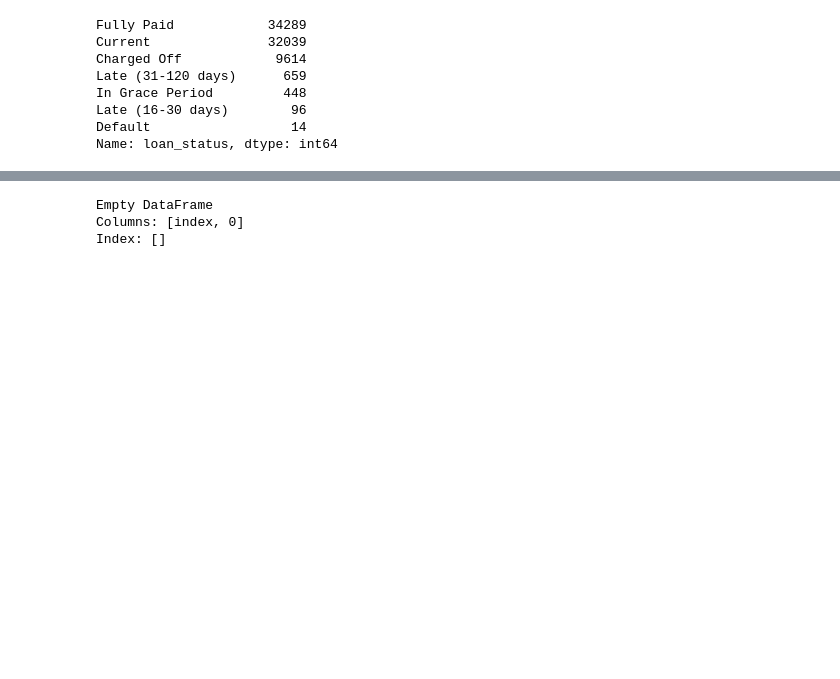
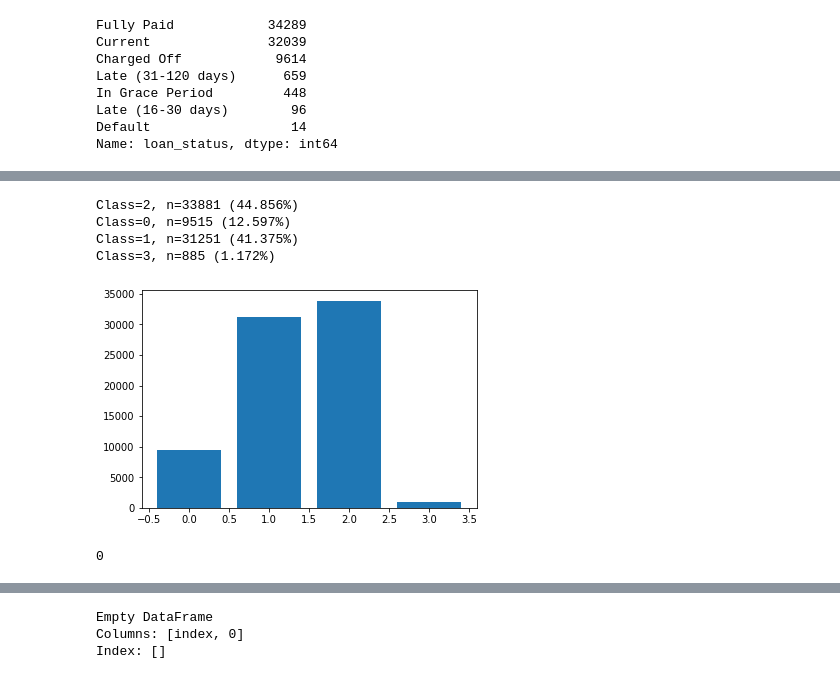
Before and after one commit to benafshapostwala/Data_Mining_CW, a Jupyter notebook: Data_Mining_CW2.ipynb, the cells around one changed output, grey strips where cells are left out. Saved outputs shown, nothing was run; the diff lists cells and outputs as text; code cells hidden in the pictures; blank space fills up the shorter version.

```diff
--- a/Data_Mining_CW2.ipynb
+++ b/Data_Mining_CW2.ipynb
@@ -368,0 +392,18 @@ lending_data = lending_data.fillna(column_means)
+# %%
+from sklearn.impute import KNNImputer
+nan = np.nan
+
+#Designate the features to become X
+X_features = lending_data.loc[:, lending_data.columns != 'loan_status']  #independent columns
+y_target = lending_data['loan_status']    #target column
+
+X= X_features
+
+#Apply KNN imputer
+imputer = KNNImputer(n_neighbors=2, weights="uniform")
+ImputedX=imputer.fit_transform(X)
+
+# Convert output to a data frame to show the stats
+dataframe = pd.DataFrame.from_records(ImputedX)
+dataframe.columns = X_features.columns
+dataframe.describe()
@@ -368,0 +421,20 @@ lending_data = lending_data.fillna(column_means)
+# %%
+from collections import Counter
+from matplotlib import pyplot
+counter = Counter(y_target)
+for k,v in counter.items():
+	per = v / len(y_target) * 100
+	print('Class=%d, n=%d (%.3f%%)' % (k, v, per))
+# plot the distribution
+pyplot.bar(counter.keys(), counter.values())
+pyplot.show()
+# %% [output]
+Class=2, n=33881 (44.856%)
+Class=0, n=9515 (12.597%)
+Class=1, n=31251 (41.375%)
+Class=3, n=885 (1.172%)
+[figure, added]
+# %%
+dataframe.isna().sum().sum()
+# %% [output]
+0
```
Also changed, not shown: parts of 66 cells of this notebook.
